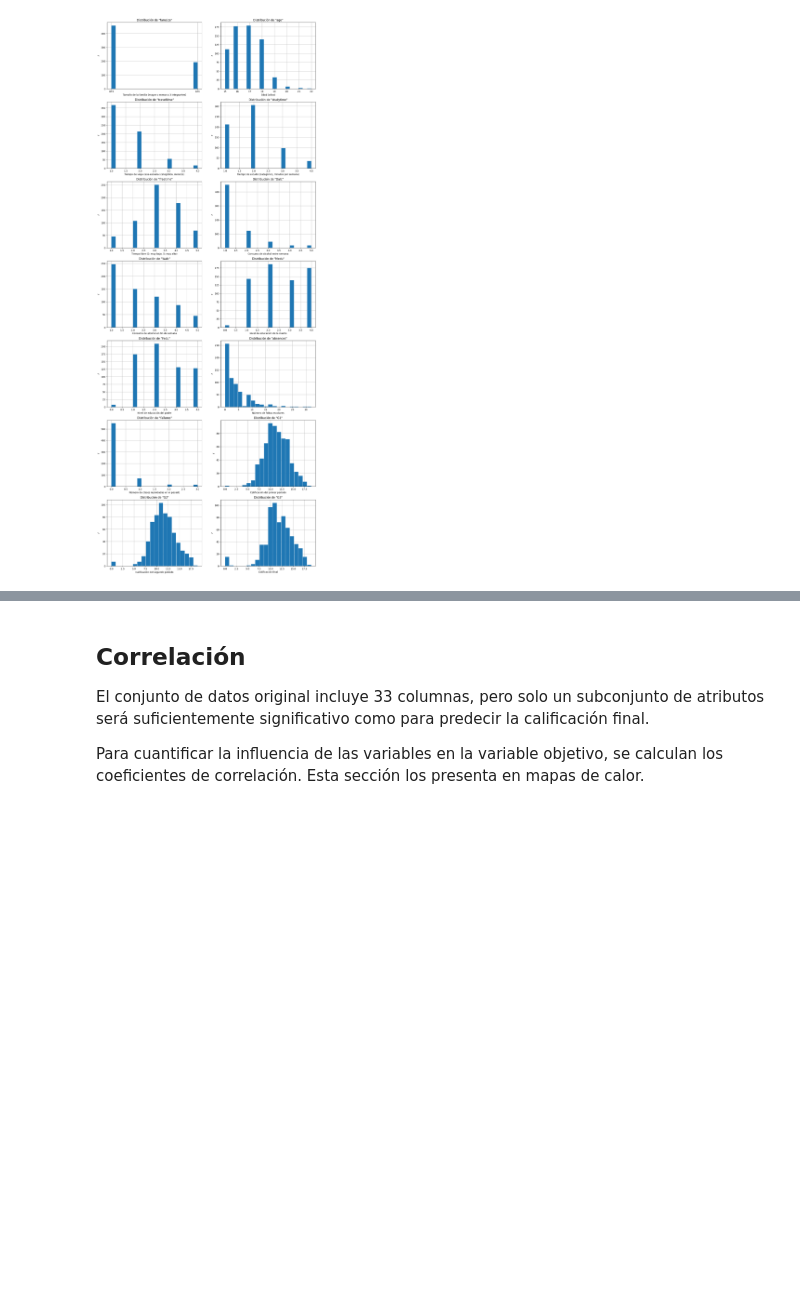
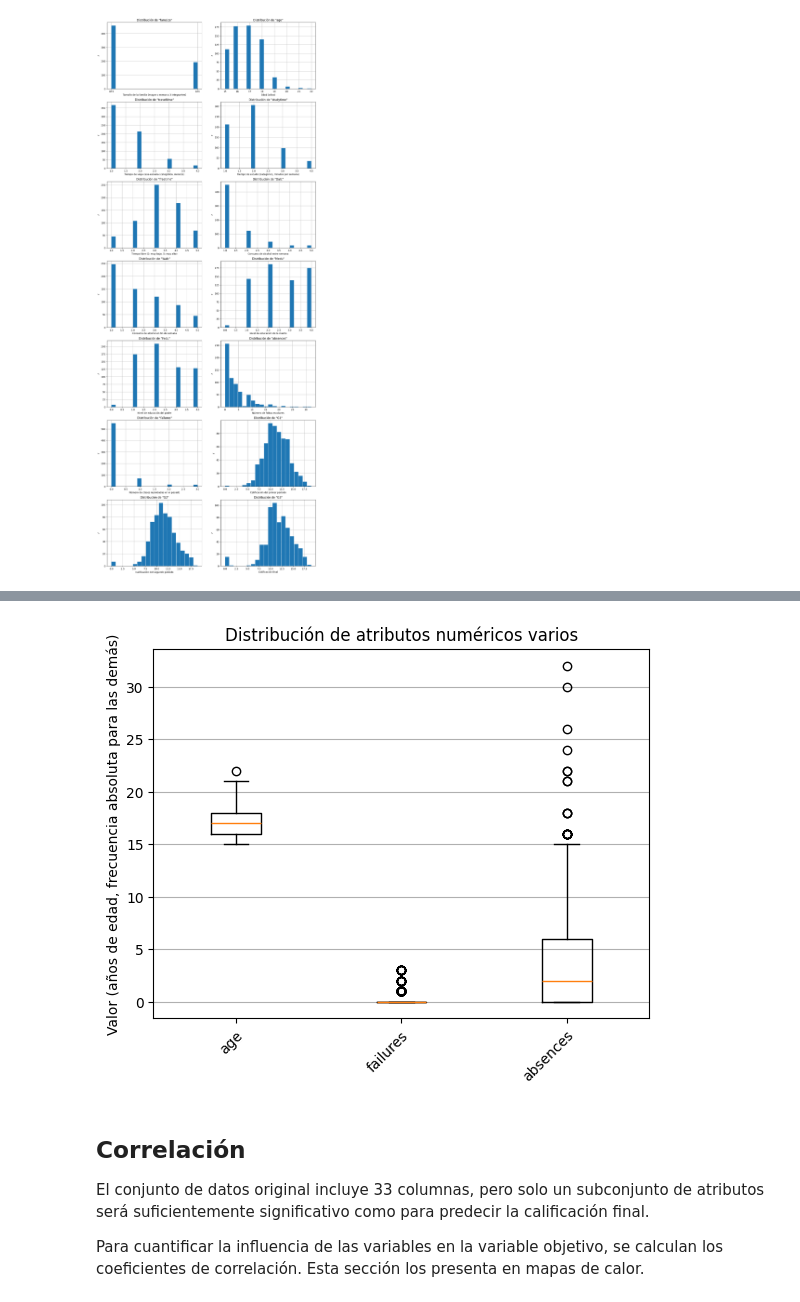
Before and after one commit to Frozen-Burrito/sim-matematica, a Jupyter notebook: proyectos/modulo_1/ProyectoModulo1_CardonaM_CurielM_MendozaF.ipynb, the cells around one changed output, grey strips where cells are left out. Saved outputs shown, nothing was run; the diff lists cells and outputs as text; code cells hidden in the pictures; blank space fills up the shorter version.

```diff
--- a/proyectos/modulo_1/ProyectoModulo1_CardonaM_CurielM_MendozaF.ipynb
+++ b/proyectos/modulo_1/ProyectoModulo1_CardonaM_CurielM_MendozaF.ipynb
@@ -232,3 +265,20 @@ plt.show()
+# %%
+fig, ax = plt.subplots()
+
+columnas_numericas = ["age", "failures", "absences"]
+distribuciones_numericas = [df[columna] for columna in columnas_numericas]
+
+ax.boxplot(distribuciones_numericas, tick_labels=columnas_numericas)
+ax.set_title("Distribución de atributos numéricos varios")
+ax.set_ylabel("Valor (años de edad, frecuencia absoluta para las demás)")
+ax.set_xticks(range(1, len(columnas_numericas) + 1), labels=columnas_numericas, rotation=45, ha="right", rotation_mode="anchor")
+ax.yaxis.grid(True)
+
+plt.savefig("graficas/student/bosplots_numericas.png", dpi=300)
+
+plt.show()
+# %% [output]
+[figure, added]
 # %% [markdown]
 ## Correlación
 
```
Also changed, not shown: parts of 9 cells of this notebook, 4 other files.
